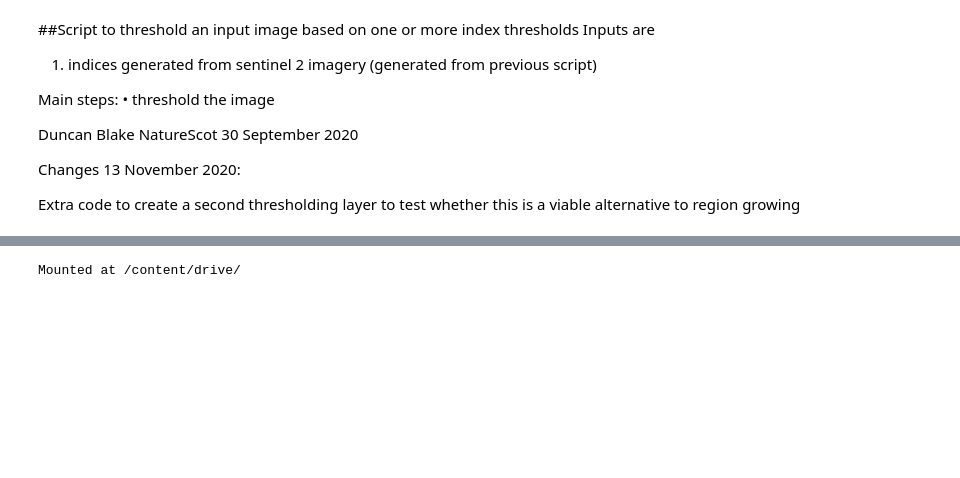
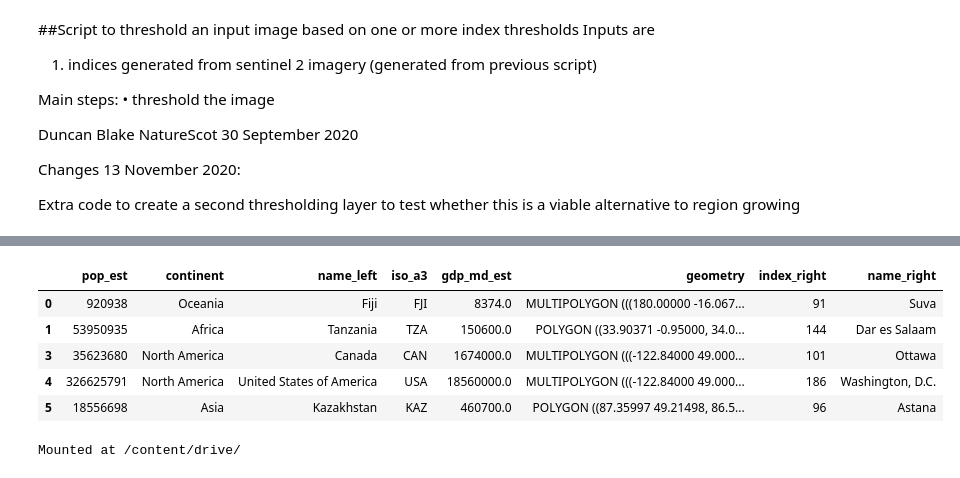
Before and after one commit to duncansnh/burn-mapping, a Jupyter notebook: CUU_burn_extent_image_thresholding.ipynb, the cells around one changed output, grey strips where cells are left out. Drawn from its saved outputs; the diff is of its cells as text; code cells hidden in the pictures; blank space fills up the shorter version.

```diff
--- a/CUU_burn_extent_image_thresholding.ipynb
+++ b/CUU_burn_extent_image_thresholding.ipynb
@@ -58,3 +88,20 @@ import pygeos
+# %%
+##TEST
+world = gpd.read_file(gpd.datasets.get_path('naturalearth_lowres'))
+cities = gpd.read_file(gpd.datasets.get_path('naturalearth_cities'))
+world.plot()
+test = gpd.sjoin(left_df=world,
+                 right_df=cities,
+                 how="inner",
+                 op="intersects")
+test.head()
+# %% [output]
+|  | pop_est | continent | name_left | iso_a3 | gdp_md_est | geometry | index_right | name_right |
+| 0 | 920938 | Oceania | Fiji | FJI | 8374.0 | MULTIPOLYGON (((180.00000 -16.067... | 91 | Suva |
+| 1 | 53950935 | Africa | Tanzania | TZA | 150600.0 | POLYGON ((33.90371 -0.95000, 34.0... | 144 | Dar es Salaam |
+| 3 | 35623680 | North America | Canada | CAN | 1674000.0 | MULTIPOLYGON (((-122.84000 49.000... | 101 | Ottawa |
+| 4 | 326625791 | North America | United States of America | USA | 18560000.0 | MULTIPOLYGON (((-122.84000 49.000... | 186 | Washington, D.C. |
+| 5 | 18556698 | Asia | Kazakhstan | KAZ | 460700.0 | POLYGON ((87.35997 49.21498, 86.5... | 96 | Astana |
 # %%
 #Only if running in Google Colab, in which case input image, training polygons and output results need to be in Google Drive.
 from google.colab import drive
```
Also changed, not shown: parts of 12 cells of this notebook.
